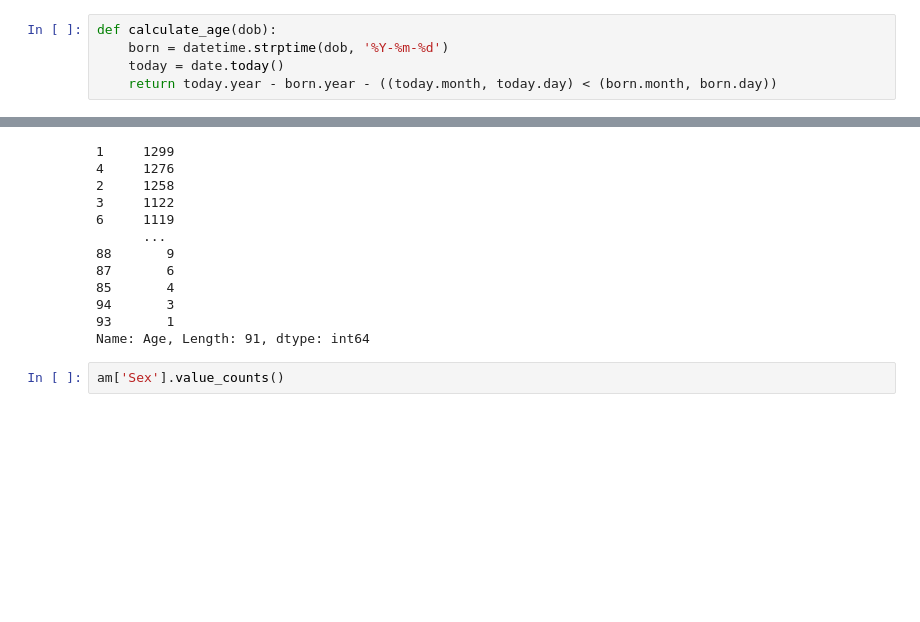
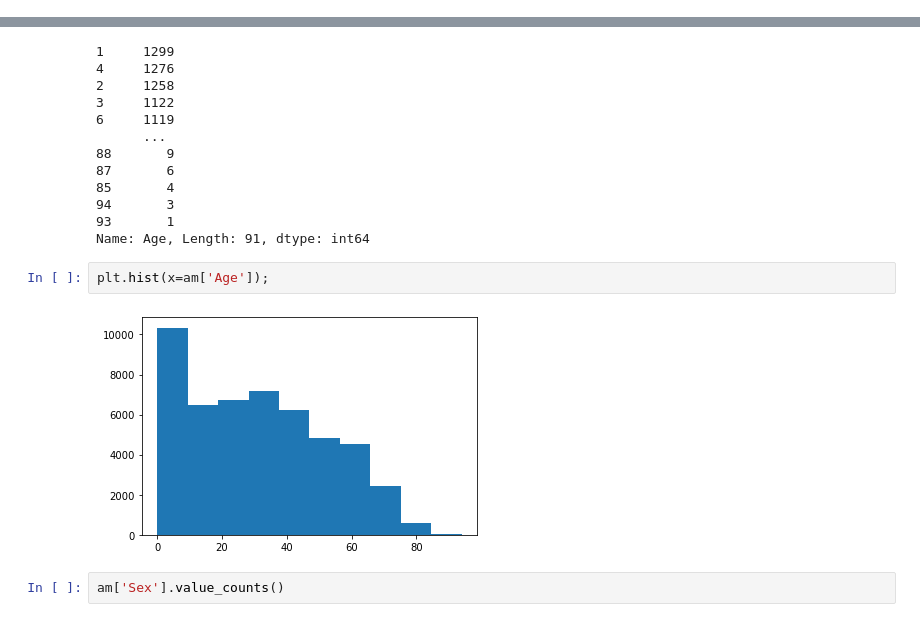
Before and after one commit to dongmeic/LCOG_support, a Jupyter notebook: Lane/HomesforGood.ipynb, the cells around one changed output, grey strips where cells are left out. Drawn from its saved outputs; the diff is of its cells as text; blank space fills up the shorter version.

```diff
--- a/Lane/HomesforGood.ipynb
+++ b/Lane/HomesforGood.ipynb
@@ -122,11 +177,6 @@ Index(['KeyMember', 'KeyApplication', 'NameLast', 'NameMiddle', 'NameFirst',
        'SSN', 'DOB', 'Sex', 'Disabled', 'Relationship', 'Citizenship', 'Race',
        'Ethnicity'],
       dtype='object')
-# %%
-def calculate_age(dob):
-    born = datetime.strptime(dob, '%Y-%m-%d')
-    today = date.today()
-    return today.year - born.year - ((today.month, today.day) < (born.month, born.day))
 # %%
 am['Age'] = am['DOB'].apply(lambda x: calculate_age(x))
 # %%
@@ -144,6 +194,10 @@ am['Age'].value_counts()
 94       3
 93       1
 Name: Age, Length: 91, dtype: int64
+# %%
+plt.hist(x=am['Age']);
+# %% [output]
+[figure, added]
 # %%
 am['Sex'].value_counts()
 # %% [output]
```
Also changed, not shown: parts of 23 cells of this notebook, 3 other files.
